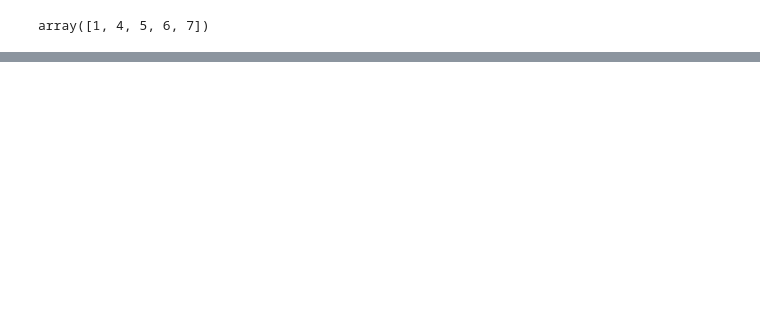
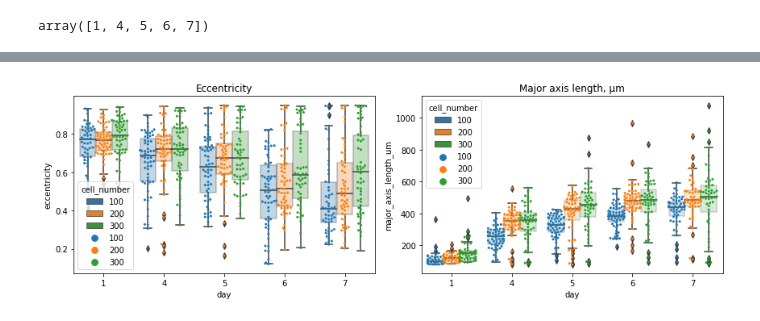
Before and after one commit to aaristov/nd2tools, a Jupyter notebook: organoid_shape_stats.ipynb, the cells around one changed output, grey strips where cells are left out. Drawn from its saved outputs; the diff is of its cells as text; code cells hidden in the pictures; blank space fills up the shorter version.

```diff
--- a/organoid_shape_stats.ipynb
+++ b/organoid_shape_stats.ipynb
@@ -52,3 +50,5 @@ Saved to stats.csv
+# %%
+dfs_no_cond = dfs_all[['+' not in x  for x in dfs_all.cell_number]]
 # %%
 cell_nums = dfs_all.cell_number.unique()
 cell_nums
@@ -210,0 +252,12 @@ cell num 300
+# %%
+fig, ax = plt.subplots(1,2, figsize=(12,4), facecolor='w')
+sns.swarmplot(ax=ax[0], data=dfs_no_cond, x='day', y='eccentricity', hue='cell_number', size=3, dodge=True)
+sns.boxplot(ax=ax[0], data=dfs_no_cond, x='day', y='eccentricity', hue='cell_number', boxprops=dict(alpha=.3), dodge=True)
+ax[0].set_title('Eccentricity')
+
+sns.swarmplot(ax=ax[1], data=dfs_no_cond, x='day', y='major_axis_length_um', hue='cell_number', size=3, dodge=True)
+sns.boxplot(ax=ax[1], data=dfs_no_cond, x='day', y='major_axis_length_um', hue='cell_number', boxprops=dict(alpha=.2), dodge=True)
+ax[1].set_title('Major axis length, μm')
+plt.tight_layout()
+# %% [output]
+[figure, added]
```
Also changed, not shown: parts of 15 cells of this notebook.
